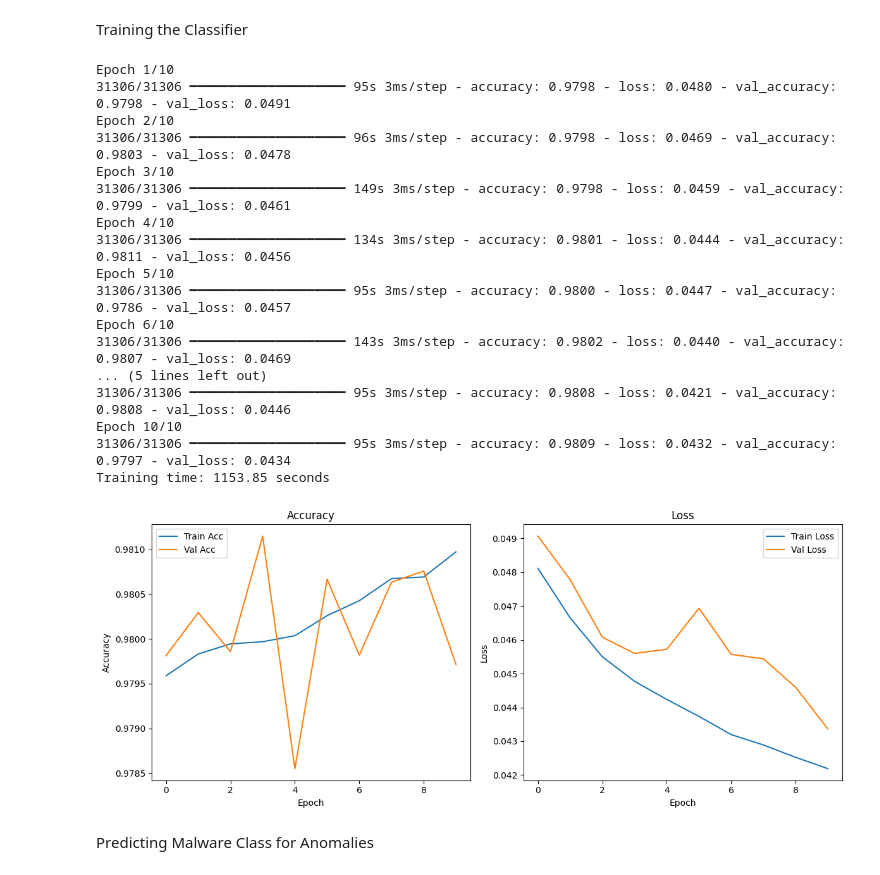
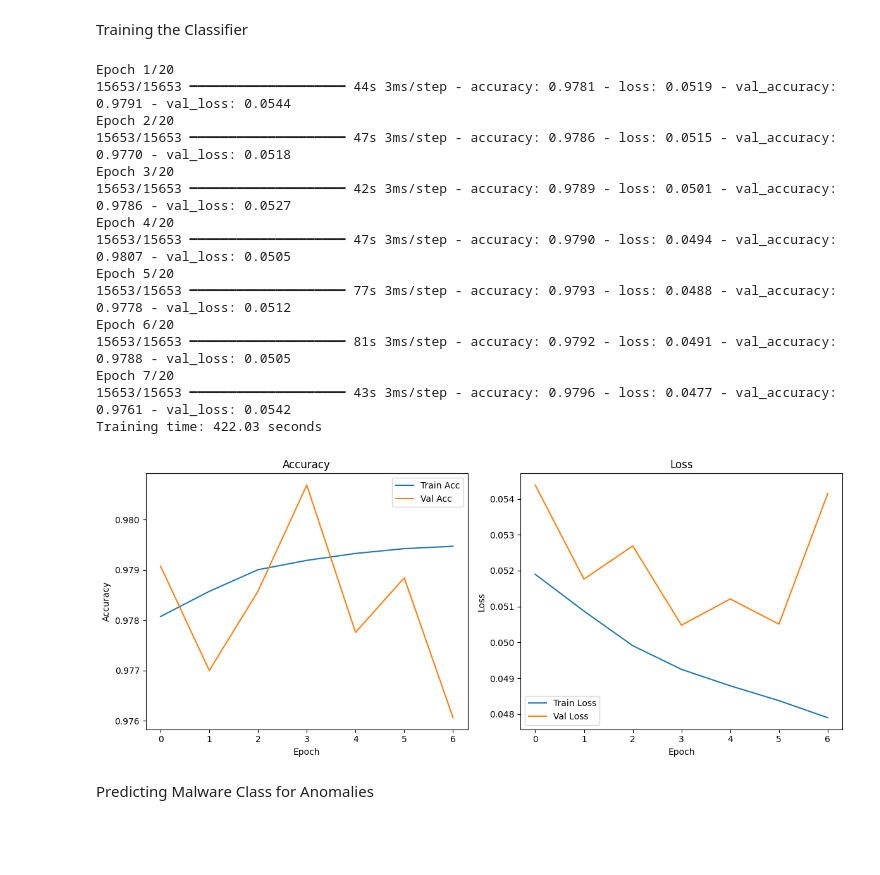
Before and after one commit to SianC7/LAIDS, a Jupyter notebook: Sian's_Autoencoder.ipynb, the cells around one changed output. Saved outputs shown, nothing was run; the diff lists cells and outputs as text; code cells hidden in the pictures; blank space fills up the shorter version.

```diff
--- a/Sian's_Autoencoder.ipynb
+++ b/Sian's_Autoencoder.ipynb
@@ -17,7 +17,7 @@ pd.set_option('display.max_colwidth', None)
 
 # Get Data file path
 file_path = '/content/drive/MyDrive/Colab Notebooks/Honours Project/Datasets/cicids2017_cleaned.csv'
-#file_path = '/content/drive/MyDrive/Colab Notebooks/Honours Project/Datasets/ADASYN_CICIDS2017_Dataset.csv'
+#file_path = '/content/drive/MyDrive/Colab Notebooks/Honours Project/Datasets/CICIDS2017 ADASYN Dataset/ADASYN_CICIDS2017_Dataset5.csv'
 cicids2017_df = pd.read_csv(file_path, sep=",", comment="#", header=0)
 cicids2017_df.columns = cicids2017_df.columns.str.strip()  # Strip whitespace from column names
 
@@ -46,7 +46,9 @@ print(f"Total Malicious Samples: {total_malicious}")
 attack_types = cicids2017_df['Attack Type'].unique()
 
 # Create a mapping from attack type to integer label
-attack_type_map = {type: i for i, type in enumerate(attack_types)}
+#attack_type_map = {type: i for i, type in enumerate(attack_types)}
+attack_type_map = {'Normal Traffic': 0, 'Port Scanning': 1, 'Web Attacks': 2, 'Brute Force': 3, 'DDoS': 4, 'Bots': 5, 'DoS': 6} # Use the specified mapping
+
 
 # Apply label encoding
 cicids2017_df['Attack Type'] = cicids2017_df['Attack Type'].map(attack_type_map)
@@ -362,13 +307,13 @@ import numpy as np
 
 # --- Normalize ---
 # Initialize the scaler
-#scaler = RobustScaler()
-#scaler = StandardScaler()
+#scaler = RobustScaler() -> Not possible
+#scaler = StandardScaler() -> Not possible
 scaler = MinMaxScaler()
 
 # Apply the scaler
 X_train = scaler.fit_transform(X_train) # Standardise data features
-X_classifier_train = scaler.fit_transform(X_classifier_train)
+X_classifier_train = scaler.transform(X_classifier_train)
 X_classifier_val = scaler.transform(X_classifier_val)
 X_val = scaler.transform(X_val)
 X_test = scaler.transform(X_test)
@@ -377,6 +322,8 @@ X_test = scaler.transform(X_test)
 # Print the shape of the scaled data to verify
 print(f"Shape of X_train after scaling: {X_train.shape}")
 print(f"Shape of X_val after scaling: {X_val.shape}")
+print(f"Shape of X_classifier_train after scaling: {X_classifier_train.shape}")
+print(f"Shape of X_classifier_val after scaling: {X_classifier_val.shape}")
 print(f"Shape of X_test after scaling: {X_test.shape}")
 # %% [output]
 Shape of X_train after scaling: (712318, 52)
@@ -945,57 +1047,55 @@ start_time = timeit.default_timer()
 # Train the model
 history = classifier.fit(
     X_classifier_train, y_classifier_train,
-    epochs=10,
-    batch_size=32,
+    epochs=20,
+    batch_size=64,
     validation_data=(X_classifier_val, y_classifier_val),
     verbose=1,
     callbacks=[early_stopping] # Add early stopping callback
 )
 
 end_time = timeit.default_timer()
 print(f"Training time: {end_time - start_time:.2f} seconds")
 
 # Plot accuracy and loss
 plt.figure(figsize=(12,5)) # Create a new figure that is 12x5
 
 # Accuracy plot
 plt.subplot(1, 2, 1)
 plt.plot(history.history['accuracy'], label='Train Acc') # Corrected key
 plt.plot(history.history['val_accuracy'], label='Val Acc') # Corrected key
 plt.title('Accuracy')
 plt.xlabel('Epoch')
 plt.ylabel('Accuracy')
 plt.legend()
 
 # Loss plot
 plt.subplot(1, 2, 2)
 plt.plot(history.history['loss'], label='Train Loss')
 plt.plot(history.history['val_loss'], label='Val Loss')
 plt.title('Loss')
 plt.xlabel('Epoch')
 plt.ylabel('Loss')
 plt.legend()
 
 plt.tight_layout()
 plt.show()
 # %% [output]
-Epoch 1/10
-31306/31306 ━━━━━━━━━━━━━━━━━━━━ 95s 3ms/step - accuracy: 0.9798 - loss: 0.0480 - val_accuracy: 0.9798 - val_loss: 0.0491
-Epoch 2/10
-31306/31306 ━━━━━━━━━━━━━━━━━━━━ 96s 3ms/step - accuracy: 0.9798 - loss: 0.0469 - val_accuracy: 0.9803 - val_loss: 0.0478
-Epoch 3/10
-31306/31306 ━━━━━━━━━━━━━━━━━━━━ 149s 3ms/step - accuracy: 0.9798 - loss: 0.0459 - val_accuracy: 0.9799 - val_loss: 0.0461
-Epoch 4/10
-31306/31306 ━━━━━━━━━━━━━━━━━━━━ 134s 3ms/step - accuracy: 0.9801 - loss: 0.0444 - val_accuracy: 0.9811 - val_loss: 0.0456
-Epoch 5/10
-31306/31306 ━━━━━━━━━━━━━━━━━━━━ 95s 3ms/step - accuracy: 0.9800 - loss: 0.0447 - val_accuracy: 0.9786 - val_loss: 0.0457
-Epoch 6/10
-31306/31306 ━━━━━━━━━━━━━━━━━━━━ 143s 3ms/step - accuracy: 0.9802 - loss: 0.0440 - val_accuracy: 0.9807 - val_loss: 0.0469
-... (5 lines left out)
-31306/31306 ━━━━━━━━━━━━━━━━━━━━ 95s 3ms/step - accuracy: 0.9808 - loss: 0.0421 - val_accuracy: 0.9808 - val_loss: 0.0446
-Epoch 10/10
-31306/31306 ━━━━━━━━━━━━━━━━━━━━ 95s 3ms/step - accuracy: 0.9809 - loss: 0.0432 - val_accuracy: 0.9797 - val_loss: 0.0434
-Training time: 1153.85 seconds
+Epoch 1/20
+15653/15653 ━━━━━━━━━━━━━━━━━━━━ 44s 3ms/step - accuracy: 0.9781 - loss: 0.0519 - val_accuracy: 0.9791 - val_loss: 0.0544
+Epoch 2/20
+15653/15653 ━━━━━━━━━━━━━━━━━━━━ 47s 3ms/step - accuracy: 0.9786 - loss: 0.0515 - val_accuracy: 0.9770 - val_loss: 0.0518
+Epoch 3/20
+15653/15653 ━━━━━━━━━━━━━━━━━━━━ 42s 3ms/step - accuracy: 0.9789 - loss: 0.0501 - val_accuracy: 0.9786 - val_loss: 0.0527
+Epoch 4/20
+15653/15653 ━━━━━━━━━━━━━━━━━━━━ 47s 3ms/step - accuracy: 0.9790 - loss: 0.0494 - val_accuracy: 0.9807 - val_loss: 0.0505
+Epoch 5/20
+15653/15653 ━━━━━━━━━━━━━━━━━━━━ 77s 3ms/step - accuracy: 0.9793 - loss: 0.0488 - val_accuracy: 0.9778 - val_loss: 0.0512
+Epoch 6/20
+15653/15653 ━━━━━━━━━━━━━━━━━━━━ 81s 3ms/step - accuracy: 0.9792 - loss: 0.0491 - val_accuracy: 0.9788 - val_loss: 0.0505
+Epoch 7/20
+15653/15653 ━━━━━━━━━━━━━━━━━━━━ 43s 3ms/step - accuracy: 0.9796 - loss: 0.0477 - val_accuracy: 0.9761 - val_loss: 0.0542
+Training time: 422.03 seconds
-[figure, old version]
+[figure, new version]
 # %% [markdown]
 Predicting Malware Class for Anomalies
```
Also changed, not shown: parts of 24 cells of this notebook.
